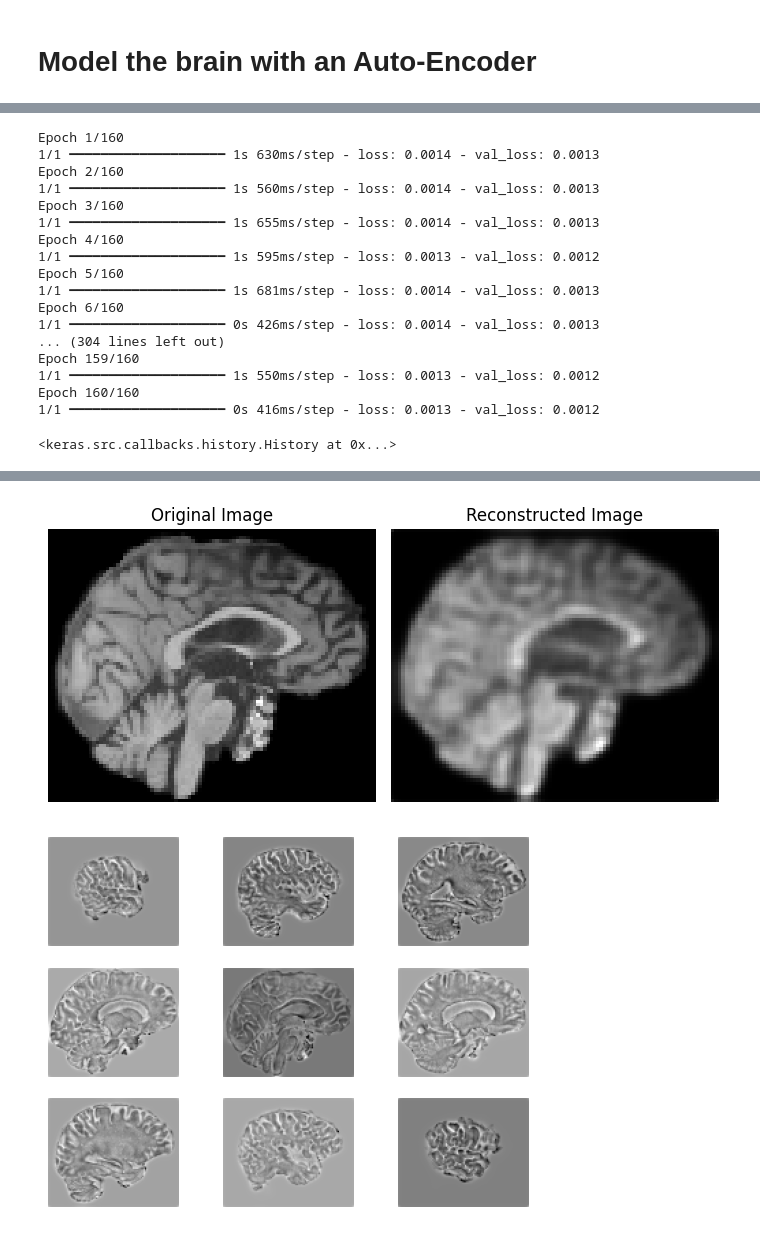
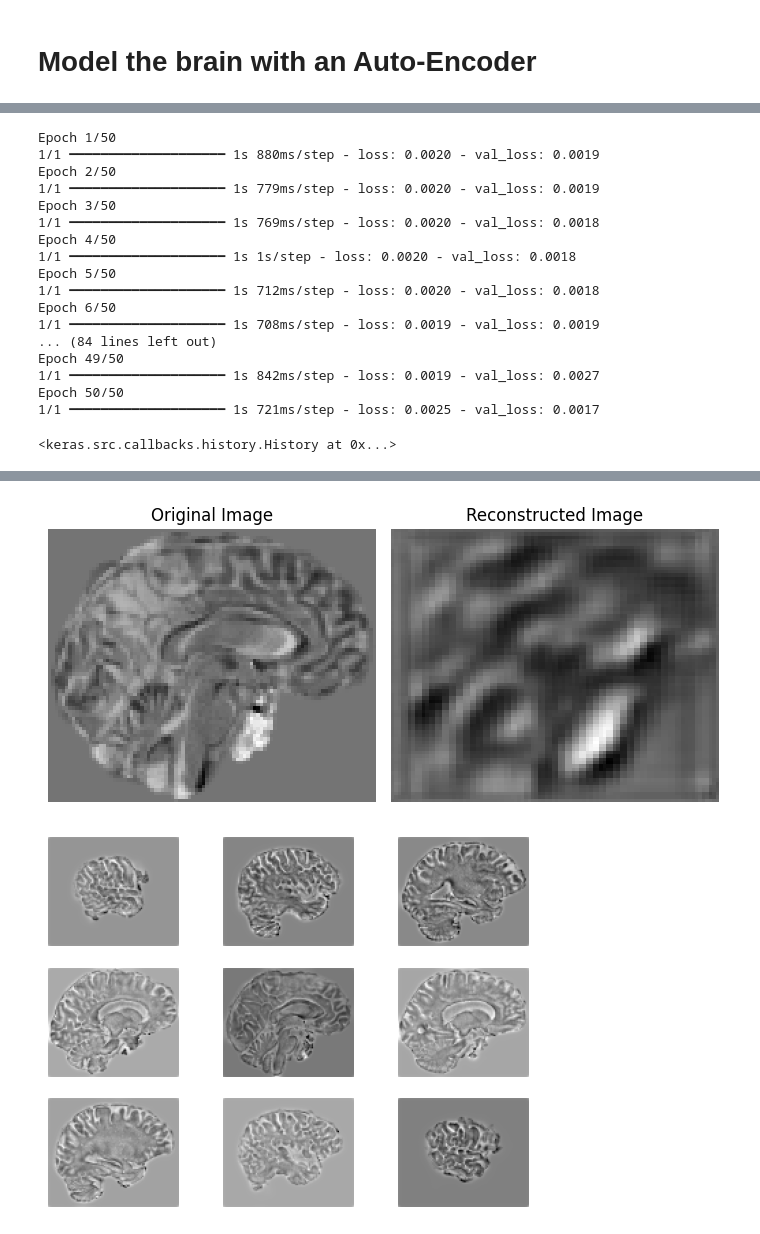
Before and after one commit to Vaakir/unsupervised-deep-learning-bachelor-thesis, a Jupyter notebook: Research/Train/Exploring stripped brains.ipynb, the cells around one changed output, grey strips where cells are left out. Drawn from its saved outputs; the diff is of its cells as text; code cells hidden in the pictures.

```diff
--- a/Research/Train/Exploring stripped brains.ipynb
+++ b/Research/Train/Exploring stripped brains.ipynb
@@ -51,3 +51,9 @@ cropped_images = [crop_brain(img, target_size=target_size) for img in tqdm(image
 imdisp(cropped_images[0])
 # %% [output]
 [figure]
+# %%
+mean_brain = np.mean(cropped_images,axis=0)
+diffs = cropped_images - mean_brain
+for i in range(0, len(diffs)):
+    diffs[i] = 0.5+0.5*diffs[i]/np.max(diffs[i])
+imdisp(diffs[0])
@@ -58,17 +66,28 @@ class AutoEncoder3D:
     def __init__(self, input_shape):
         # Encoder
         encoder_input = layers.Input(shape=input_shape)
-        x = layers.Conv3D(4, (3, 3, 3), activation="relu", padding="same")(encoder_input)
+        x = layers.Conv3D(8, (3, 3, 3), activation=activations.leaky_relu, padding="same")(encoder_input)
         x = layers.MaxPooling3D((2, 2, 2), padding="same")(x)  # Single downscale block
-        x = layers.Dropout(0.1)(x)
-        encoded = layers.Conv3D(8, (3, 3, 3), activation="relu", padding="same")(x)  # Latent space
+
+        x = layers.Conv3D(16, (3, 3, 3), activation="relu", padding="same")(x)
+        x = layers.MaxPooling3D((2, 2, 2), padding="same")(x)  # Single downscale block
+        # x = layers.Conv3D(4, (3, 3, 3), activation="relu", padding="same")(x)
+        # x = layers.MaxPooling3D((2, 2, 2), padding="same")(x)  # Single downscale block
+
+        encoded = layers.Conv3D(8, (3, 3, 3), activation=activations.leaky_relu, padding="same")(x)  # Latent space
 
         self.encoder = Model(encoder_input, encoded, name="encoder")
 
         # Decoder
         decoder_input = layers.Input(shape=encoded.shape[1:])  # Adjusted latent space shape
-        x = layers.Conv3D(8, (3, 3, 3), activation="relu", padding="same")(decoder_input)
+        x = layers.Conv3D(8, (3, 3, 3), activation=activations.leaky_relu, padding="same")(decoder_input)
         x = layers.UpSampling3D((2, 2, 2))(x)  # Single upscale block
+
+        x = layers.Conv3D(16, (3, 3, 3), activation="relu", padding="same")(x)
+        x = layers.UpSampling3D((2, 2, 2))(x)  # Single upscale block
+        # x = layers.Conv3D(8, (3, 3, 3), activation="relu", padding="same")(x)
+        # x = layers.UpSampling3D((2, 2, 2))(x)  # Single upscale block
+
         decoded = layers.Conv3D(1, (3, 3, 3), activation="sigmoid", padding="same")(x)  # Final output layer
 
         self.decoder = Model(decoder_input, decoded, name="decoder")
@@ -101,7 +120,7 @@ class AutoEncoder3D:
         return self.decoder.predict(y)
 # %%
 ae = AutoEncoder3D(list(target_size) + [1])
-cropped_images = np.stack(cropped_images)
+ae.train(diffs, epochs = 20)
 # %% [output]
 Model: "autoencoder"
 ┏━━━━━━━━━━━━━━━━━━━━━━━━━━━━━━━━━┳━━━━━━━━━━━━━━━━━━━━━━━━┳━━━━━━━━━━━━━━━┓
@@ -119,23 +156,23 @@ Model: "autoencoder"
 # %%
-ae.train(cropped_images, epochs=160)
+ae.train(diffs, epochs = 50)
 # %% [output]
-Epoch 1/160
-1/1 ━━━━━━━━━━━━━━━━━━━━ 1s 630ms/step - loss: 0.0014 - val_loss: 0.0013
-Epoch 2/160
-1/1 ━━━━━━━━━━━━━━━━━━━━ 1s 560ms/step - loss: 0.0014 - val_loss: 0.0013
-Epoch 3/160
-1/1 ━━━━━━━━━━━━━━━━━━━━ 1s 655ms/step - loss: 0.0014 - val_loss: 0.0013
-Epoch 4/160
-1/1 ━━━━━━━━━━━━━━━━━━━━ 1s 595ms/step - loss: 0.0013 - val_loss: 0.0012
-Epoch 5/160
-1/1 ━━━━━━━━━━━━━━━━━━━━ 1s 681ms/step - loss: 0.0014 - val_loss: 0.0013
-Epoch 6/160
-1/1 ━━━━━━━━━━━━━━━━━━━━ 0s 426ms/step - loss: 0.0014 - val_loss: 0.0013
-... (304 lines left out)
-Epoch 159/160
-1/1 ━━━━━━━━━━━━━━━━━━━━ 1s 550ms/step - loss: 0.0013 - val_loss: 0.0012
-Epoch 160/160
-1/1 ━━━━━━━━━━━━━━━━━━━━ 0s 416ms/step - loss: 0.0013 - val_loss: 0.0012
+Epoch 1/50
+1/1 ━━━━━━━━━━━━━━━━━━━━ 1s 880ms/step - loss: 0.0020 - val_loss: 0.0019
+Epoch 2/50
+1/1 ━━━━━━━━━━━━━━━━━━━━ 1s 779ms/step - loss: 0.0020 - val_loss: 0.0019
+Epoch 3/50
+1/1 ━━━━━━━━━━━━━━━━━━━━ 1s 769ms/step - loss: 0.0020 - val_loss: 0.0018
+Epoch 4/50
+1/1 ━━━━━━━━━━━━━━━━━━━━ 1s 1s/step - loss: 0.0020 - val_loss: 0.0018
+Epoch 5/50
+1/1 ━━━━━━━━━━━━━━━━━━━━ 1s 712ms/step - loss: 0.0020 - val_loss: 0.0018
+Epoch 6/50
+1/1 ━━━━━━━━━━━━━━━━━━━━ 1s 708ms/step - loss: 0.0019 - val_loss: 0.0019
+... (84 lines left out)
+Epoch 49/50
+1/1 ━━━━━━━━━━━━━━━━━━━━ 1s 842ms/step - loss: 0.0019 - val_loss: 0.0027
+Epoch 50/50
+1/1 ━━━━━━━━━━━━━━━━━━━━ 1s 721ms/step - loss: 0.0025 - val_loss: 0.0017
 <keras.src.callbacks.history.History at 0x...>
 # %%
 def reconstruct_and_plot(im):
@@ -161,5 +198,5 @@ def reconstruct_and_plot(im):
     plt.show()
     return recon
 
-recon = reconstruct_and_plot(cropped_images[0])
+recon = reconstruct_and_plot(diffs[0])
 # %% [output]
@@ -168,4 +205,4 @@ recon = reconstruct_and_plot(cropped_images[0])
-[figure, old version]
+[figure, new version]
 # %%
 imdisp(recon.reshape(80,96,80) - cropped_images[0])
 # %% [output]
```
Also changed, not shown: parts of 5 cells of this notebook, 1 other file.
